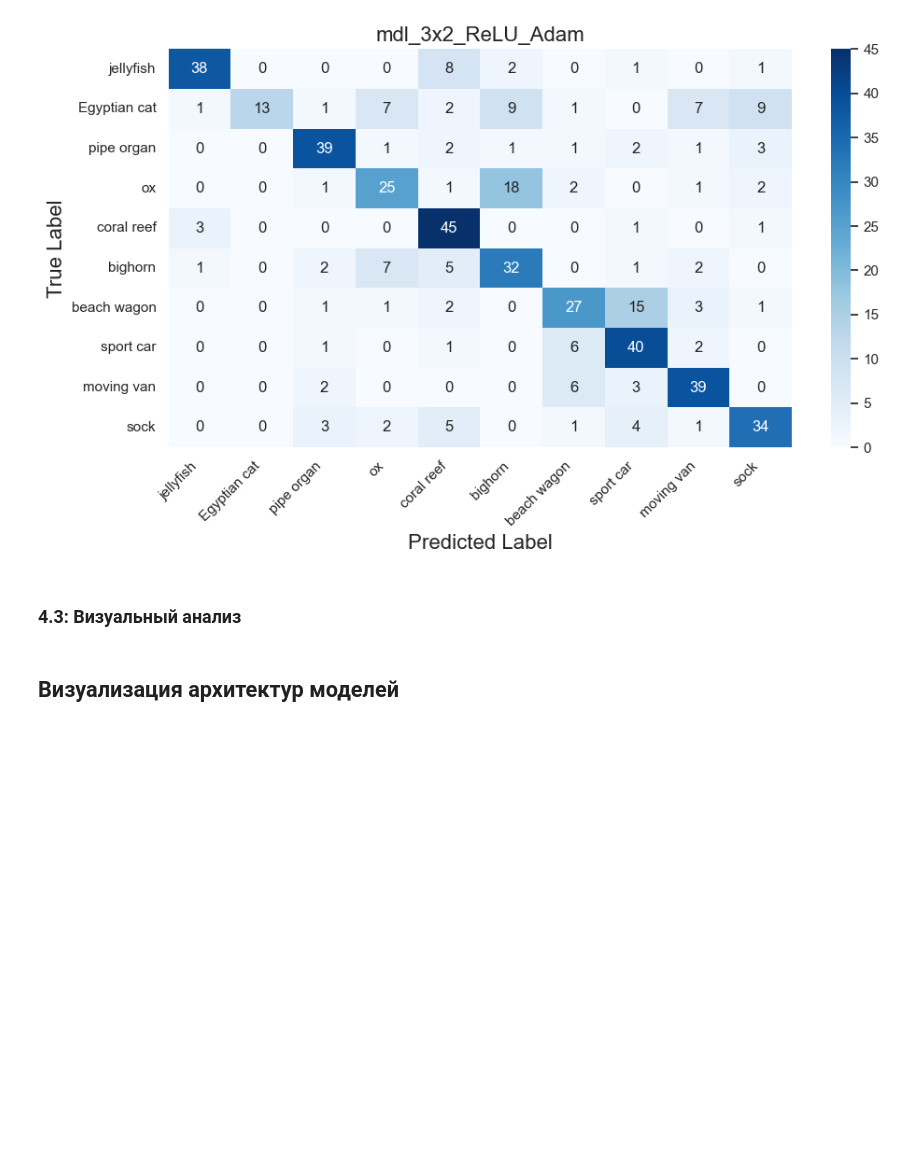
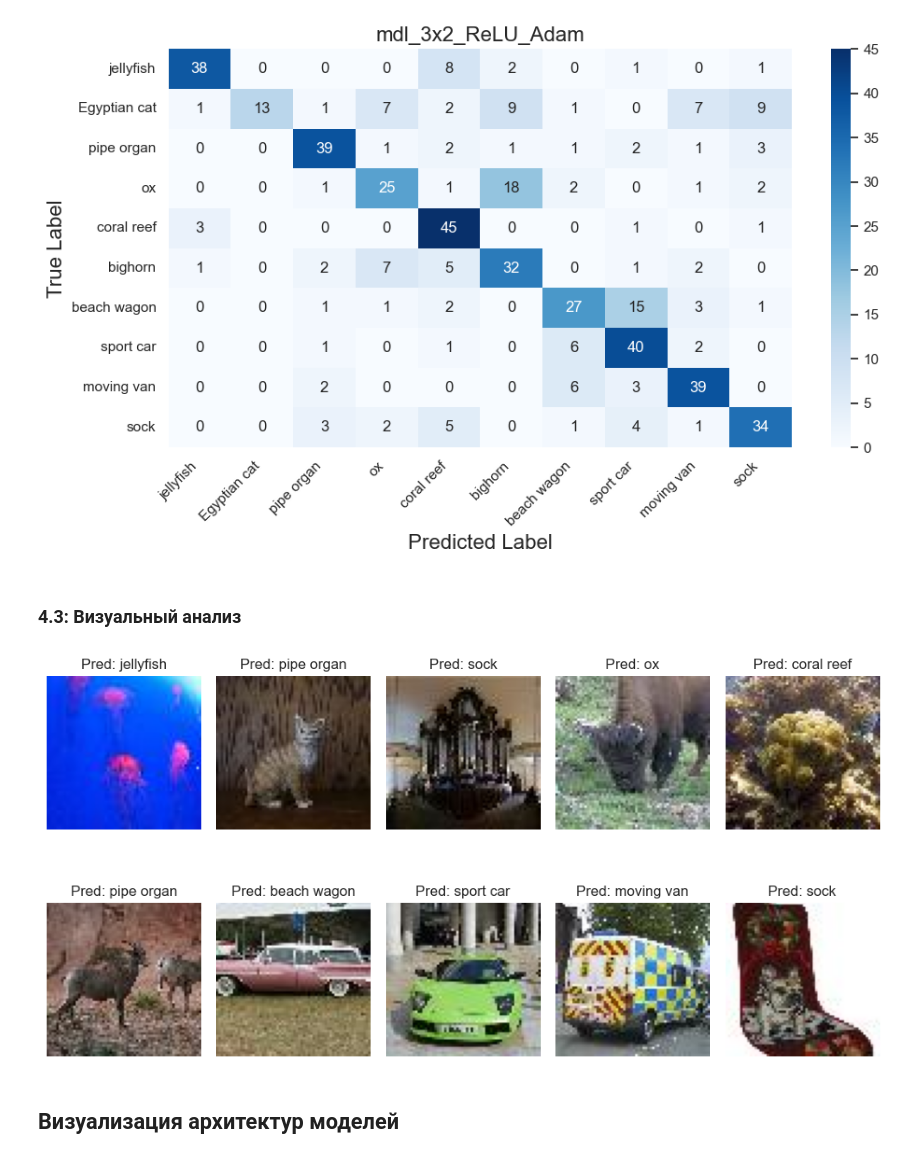
Before and after one commit to romangorbunov91/ResNet18, a Jupyter notebook: main_notebook.ipynb, the cells around one changed output. Saved outputs shown, nothing was run; the diff lists cells and outputs as text; code cells hidden in the pictures; blank space fills up the shorter version.

```diff
--- a/main_notebook.ipynb
+++ b/main_notebook.ipynb
@@ -446,6 +447,49 @@ plt.show()
 [figure]
 # %% [markdown]
 ### 4.3: Визуальный анализ
+# %%
+img_dir = Path('./datasets/tiny-imagenet-200/test/images')
+
+images = []
+true_labels = []
+predicted_labels = []
+
+for _, row in df.iterrows():
+    img_path = row['testsample']
+    true_label = row['classname']
+
+    # Загрузка изображения
+    img_pil = Image.open(img_dir / img_path).convert('RGB')
+    img_tensor = val_transforms(img_pil).unsqueeze(0).to(device)
+
+    # Предсказание
+    with torch.no_grad():
+        output = net(img_tensor)
+        pred = torch.argmax(output, dim=1).item()
+
+    images.append(img_pil)
+    true_labels.append(true_label)
+    predicted_labels.append(pred)
+
+fig, axes = plt.subplots(nrows=2, ncols=5, figsize=user_figsize)
+axes = axes.flatten()
+
+for i in range(10):
+    axes[i].imshow(images[i])
+    # Можно показать либо истинную метку, либо предсказанную
+    # Здесь — предсказанная, но вы можете заменить на true_labels[i]
+    label_to_show = predicted_labels[i]
+    if class_names:
+        label_to_show = class_names[label_to_show]
+    axes[i].set_title(f'Pred: {label_to_show}')
+    axes[i].axis('off')
+
+plt.tight_layout()
+plt.savefig('readme_img/test_demo.png', bbox_inches='tight')
+
+plt.show()
+# %% [output]
+[figure, added]
 # %% [markdown]
 ## Визуализация архитектур моделей
 # %%
```
Also changed, not shown: parts of 1 cell of this notebook, 3 other files.
